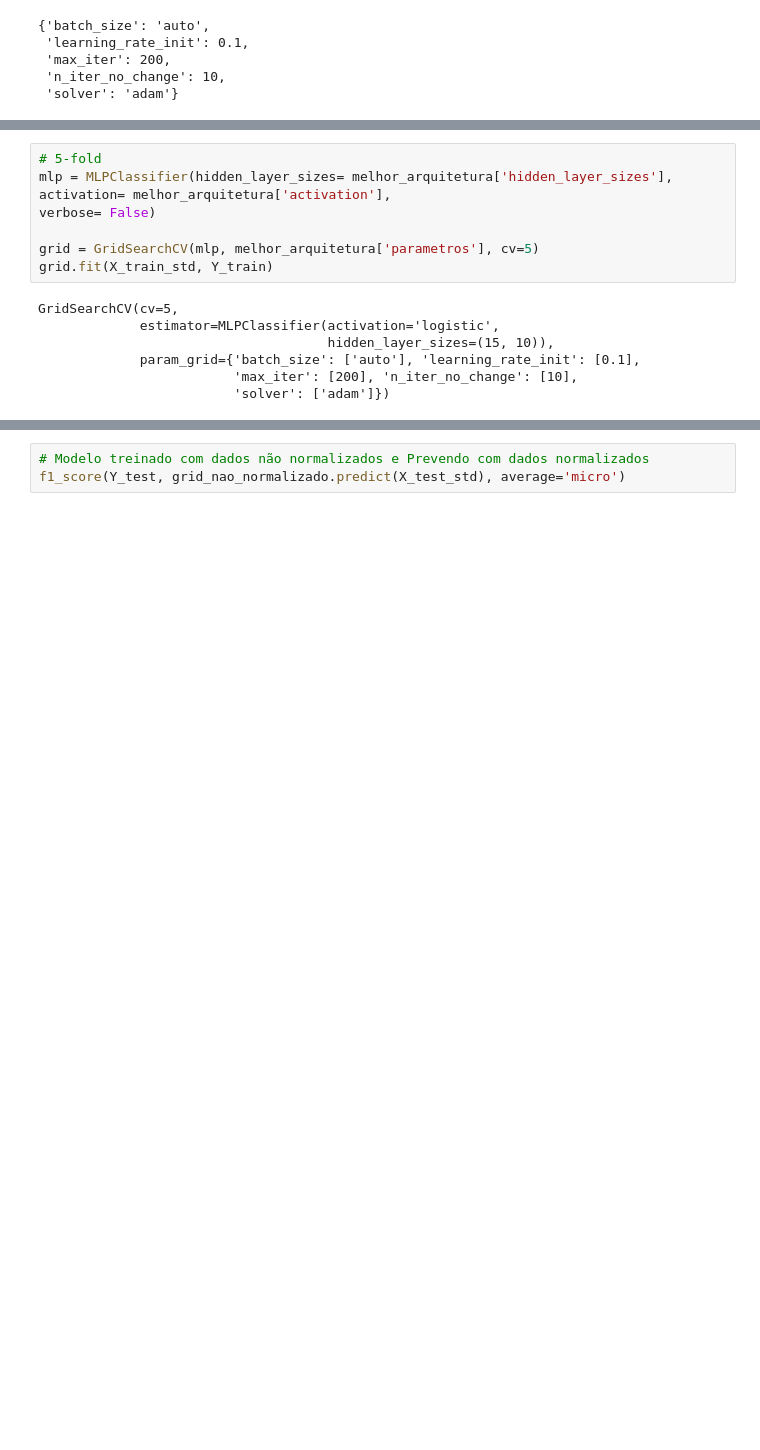
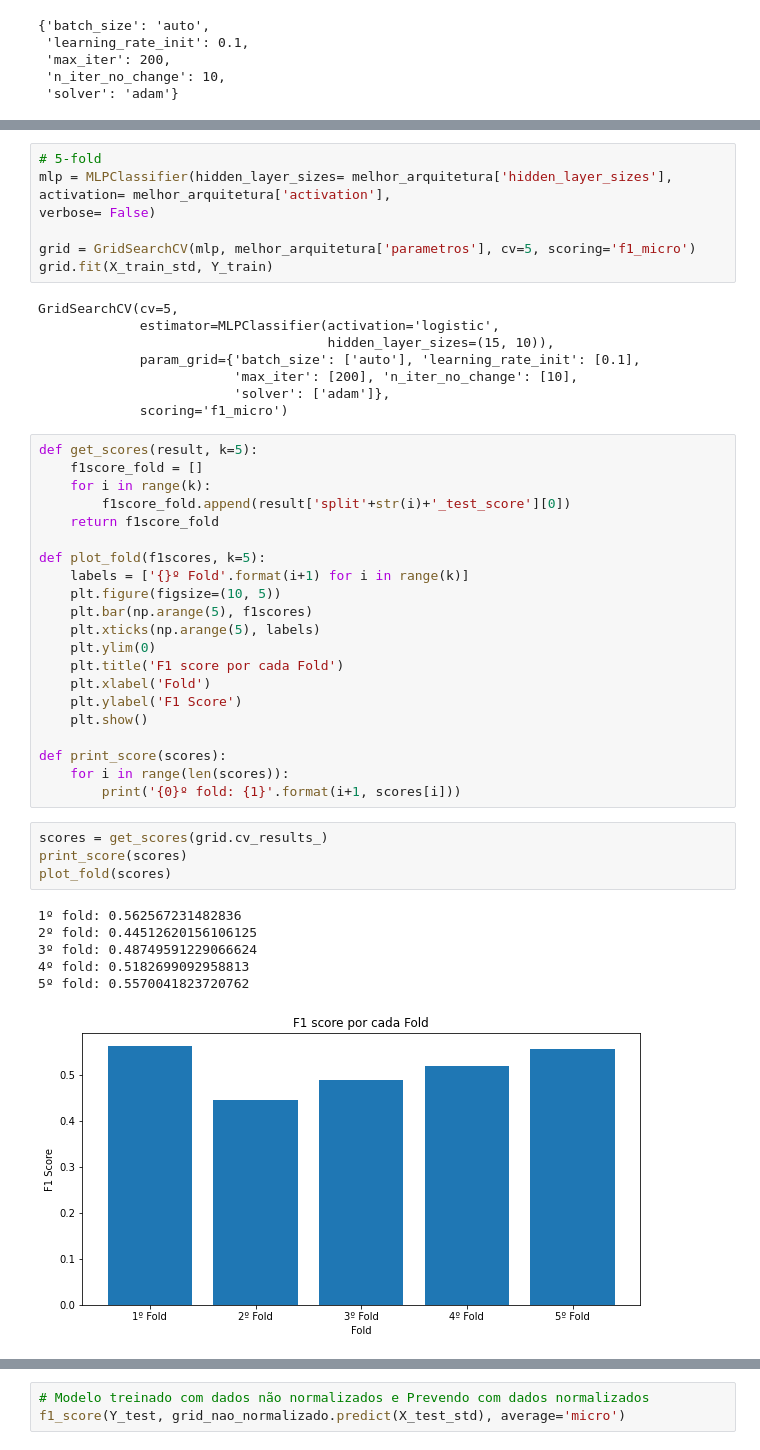
Before and after one commit to elloa-uea/projeto-pratico-3-ao-infinito-e-so, a Jupyter notebook: notebooks/PP3.4 - Validação Cruzada e Busca em Grade.ipynb, the cells around one changed output, grey strips where cells are left out. Saved outputs shown, nothing was run; the diff lists cells and outputs as text; blank space fills up the shorter version.

```diff
--- a/notebooks/PP3.4 - Validação Cruzada e Busca em Grade.ipynb
+++ b/notebooks/PP3.4 - Validação Cruzada e Busca em Grade.ipynb
@@ -203,7 +200,7 @@ mlp = MLPClassifier(hidden_layer_sizes= melhor_arquitetura['hidden_layer_sizes']
 activation= melhor_arquitetura['activation'],
 verbose= False)
 
-grid = GridSearchCV(mlp, melhor_arquitetura['parametros'], cv=5)
+grid = GridSearchCV(mlp, melhor_arquitetura['parametros'], cv=5, scoring='f1_micro')
 grid.fit(X_train_std, Y_train)
 # %% [output]
 GridSearchCV(cv=5,
@@ -211,7 +208,40 @@ GridSearchCV(cv=5,
                                      hidden_layer_sizes=(15, 10)),
              param_grid={'batch_size': ['auto'], 'learning_rate_init': [0.1],
                          'max_iter': [200], 'n_iter_no_change': [10],
-                         'solver': ['adam']})
+                         'solver': ['adam']},
+             scoring='f1_micro')
+# %%
+def get_scores(result, k=5):
+    f1score_fold = []
+    for i in range(k):
+        f1score_fold.append(result['split'+str(i)+'_test_score'][0])
+    return f1score_fold
+
+def plot_fold(f1scores, k=5):
+    labels = ['{}º Fold'.format(i+1) for i in range(k)]
+    plt.figure(figsize=(10, 5))
+    plt.bar(np.arange(5), f1scores)
+    plt.xticks(np.arange(5), labels)
+    plt.ylim(0)
+    plt.title('F1 score por cada Fold')
+    plt.xlabel('Fold')
+    plt.ylabel('F1 Score')
+    plt.show()
+
+def print_score(scores):
+    for i in range(len(scores)):
+        print('{0}º fold: {1}'.format(i+1, scores[i]))
+# %%
+scores = get_scores(grid.cv_results_)
+print_score(scores)
+plot_fold(scores)
+# %% [output]
+1º fold: 0.562567231482836
+2º fold: 0.44512620156106125
+3º fold: 0.48749591229066624
+4º fold: 0.5182699092958813
+5º fold: 0.5570041823720762
+[figure, added]
 # %%
 # Prevendo com dados normalizados
 f1_score(Y_test, grid.predict(X_test_std), average='micro')
```
Also changed, not shown: parts of 11 cells of this notebook.
